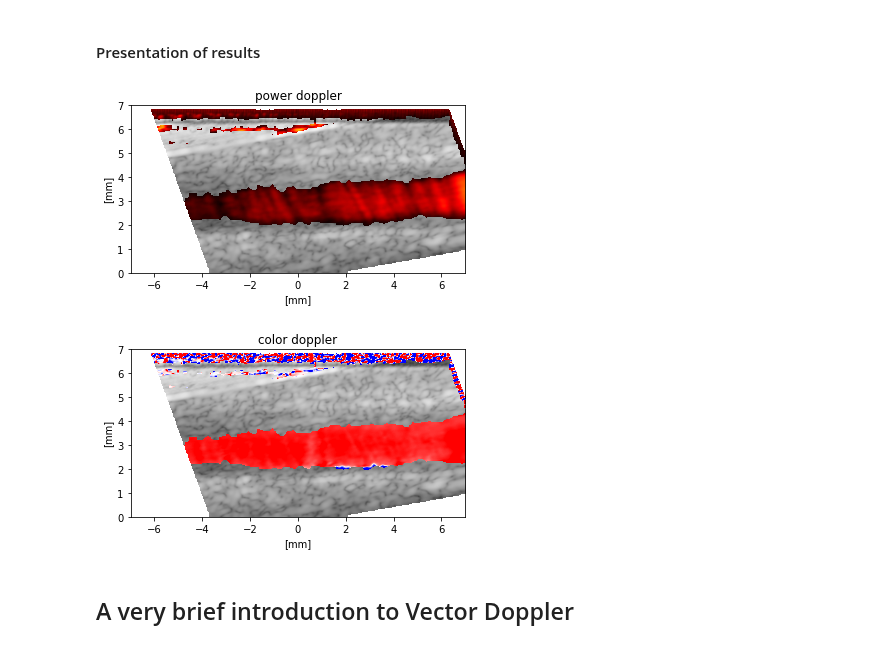
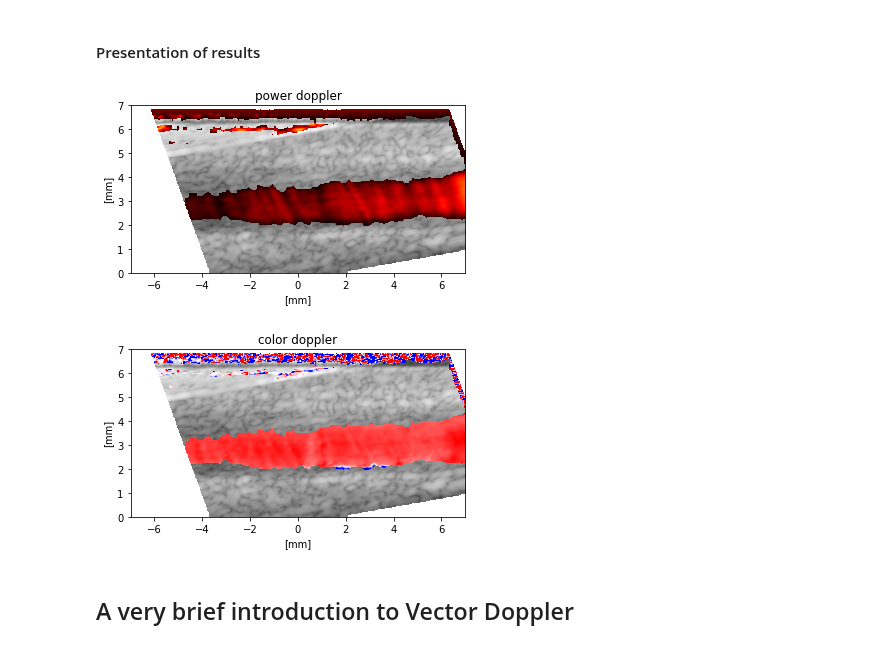
Before and after one commit to Lab4US/gpu-short-course, a Jupyter notebook: exercises/case_study_doppler.ipynb, the cells around one changed output. Cells and saved outputs as stored; diff of their text form; code cells hidden in the pictures.

```diff
--- a/exercises/case_study_doppler.ipynb
+++ b/exercises/case_study_doppler.ipynb
@@ -267,3 +130,12 @@ zgrid = np.squeeze(data['zGrid'])
+# %%
+data = np.load('data/example_doppler_data.npz')
+# data = np.load('data/npz/iqImgPK_batch01.npz')
+iq = data['iq'] # frames of IQ data
+xgrid = data['xgrid'] # vector of 'x' coordinates
+zgrid = data['zgrid'] # vector of 'z' coordinates
+prf = data['prf'] # pulse repetition frequency
+c = data['c'] # speed of sound
+tx_frequency = data['tx_frequency'] # transmit frequency
 # %% [markdown]
 #### Color doppler estimation using defined kernel
 # %%
@@ -300,14 +172,12 @@ Wall time: 489 µs
 # %%
 center_frame = np.round(nframes/2).astype(int)
 bmode = iq2bmode(iq[center_frame,:,:]).T
-# show_doppler(xgrid, zgrid, color, power, 'color')
-# show_doppler(xgrid, zgrid, color, power, 'power')
-# show_bmode(xgrid, zgrid, bmode)
-show_blend(xgrid, zgrid, bmode, color, power, 'power')
-show_blend(xgrid, zgrid, bmode, color, power, 'color', color_limit=(-1,1))
+pthr = 20;
+show_flow(xgrid, zgrid, bmode, color, power, 'power', power_threshold=pthr)
+show_flow(xgrid, zgrid, bmode, color, power, 'color', power_threshold=pthr, color_limit=(-1.2, 1.2))
 # %% [output]
 [figure]
-[figure, old version]
+[figure, new version]
 # %% [markdown]
 ## A very brief introduction to Vector Doppler
 # %% [markdown]
```
Also changed, not shown: parts of 6 cells of this notebook, 1 other file.
